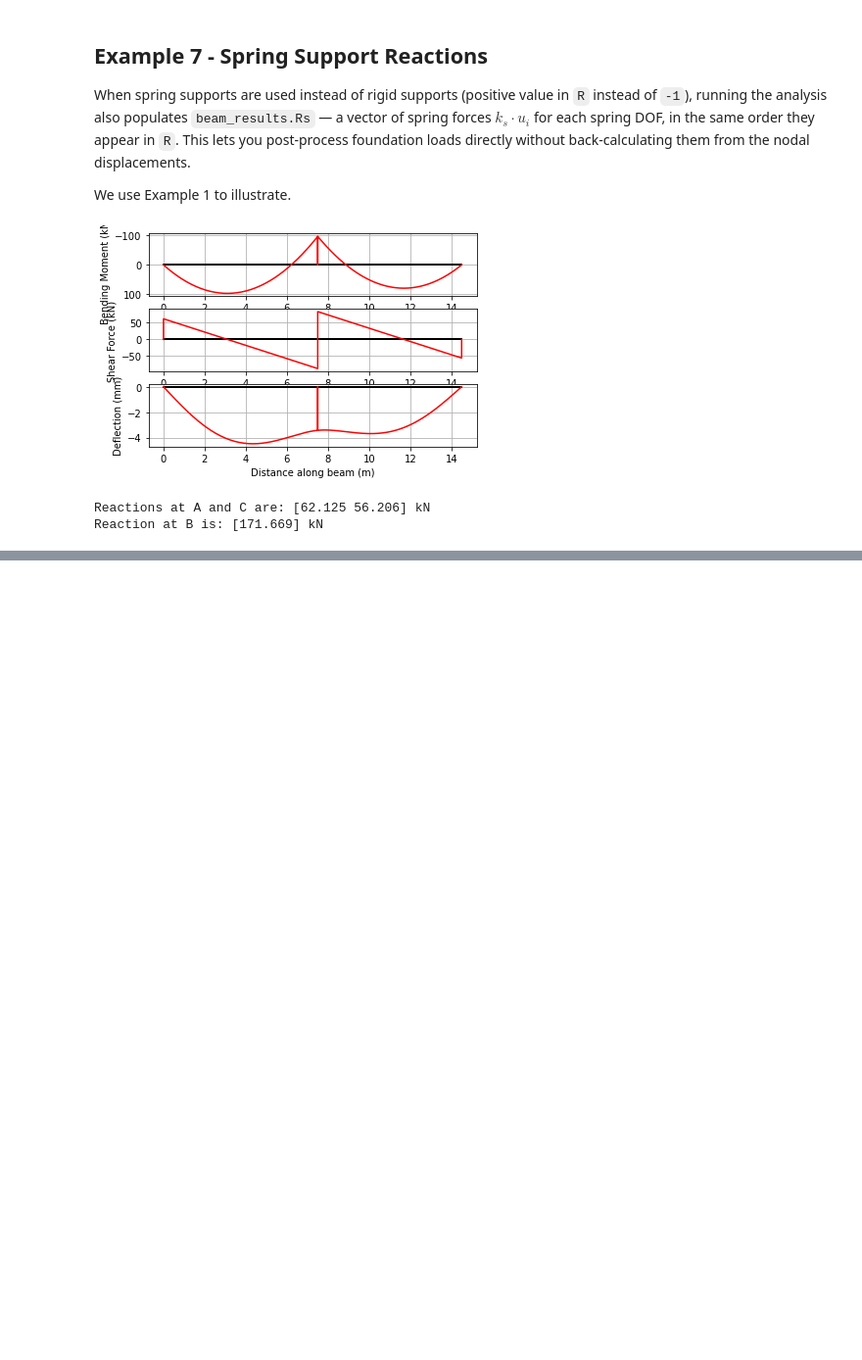
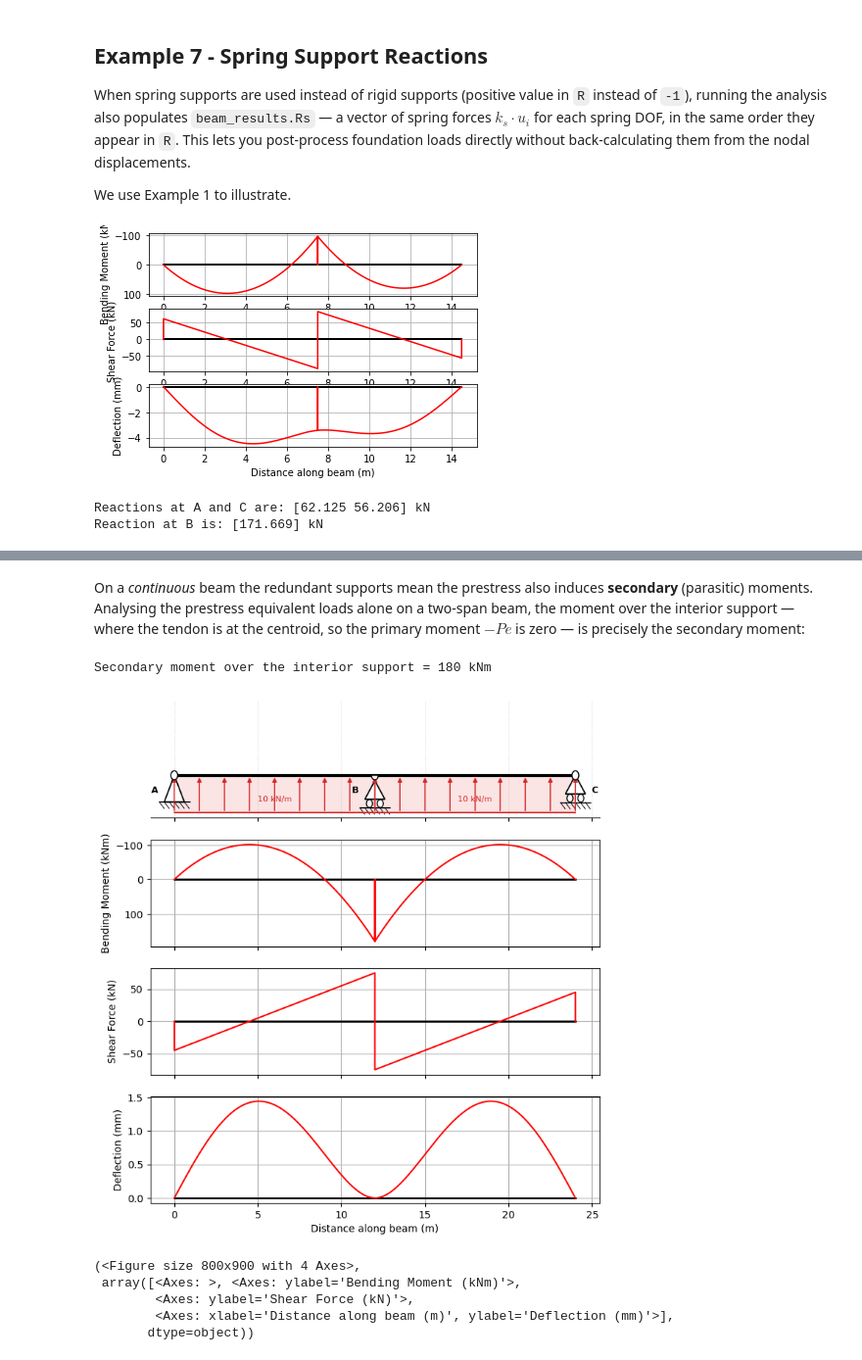
Before and after one commit to ccaprani/pycba, a Jupyter notebook: docs/source/notebooks/intro.ipynb, the cells around one changed output, grey strips where cells are left out. Shown at 98% size. Saved outputs shown, nothing was run; the diff lists cells and outputs as text; code cells hidden in the pictures; blank space fills up the shorter version.

```diff
--- a/docs/source/notebooks/intro.ipynb
+++ b/docs/source/notebooks/intro.ipynb
@@ -319,0 +352,21 @@ Reaction at B is: [171.669] kN
+# %% [markdown]
+On a *continuous* beam the redundant supports mean the prestress also induces **secondary** (parasitic) moments. Analysing the prestress equivalent loads alone on a two-span beam, the moment over the interior support — where the tendon is at the centroid, so the primary moment $-P e$ is zero — is precisely the secondary moment:
+# %%
+beam2 = cba.BeamAnalysis([L, L], EI, [-1, 0, -1, 0, -1, 0])
+balance2 = equivalent_loads(
+    beam2, force=P, profiles=[Parabola(0.0, a, 0.0), Parabola(0.0, a, 0.0)]
+)
+beam2.set_loads(balance2)      # prestress only
+beam2.analyze()
+res2 = beam2.beam_results.results
+i_sup = abs(res2.x - L).argmin()
+print(f"Secondary moment over the interior support = {res2.M[i_sup]:.0f} kNm")
+beam2.plot_results()
+# %% [output]
+Secondary moment over the interior support = 180 kNm
+[figure, added]
+(<Figure size 800x900 with 4 Axes>,
+ array([<Axes: >, <Axes: ylabel='Bending Moment (kNm)'>,
+        <Axes: ylabel='Shear Force (kN)'>,
+        <Axes: xlabel='Distance along beam (m)', ylabel='Deflection (mm)'>],
+       dtype=object))
```
Also changed, not shown: parts of 2 cells of this notebook.
